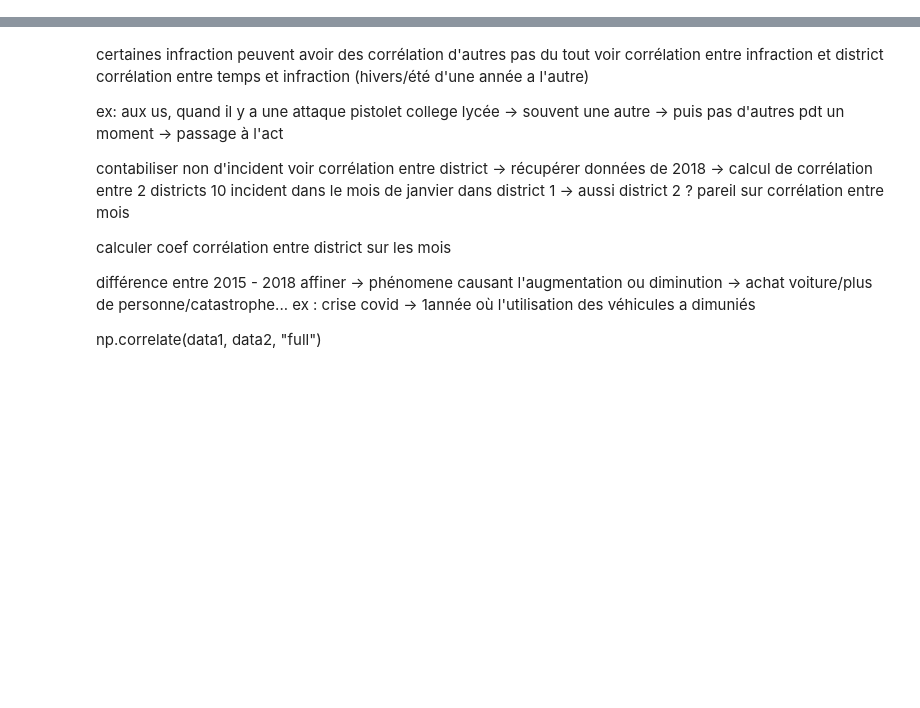
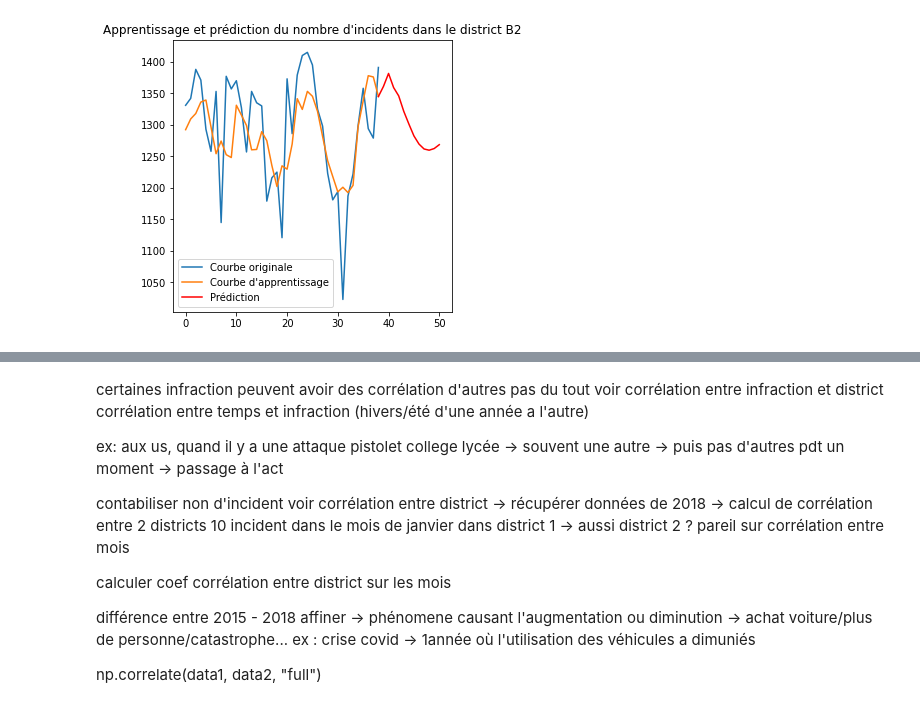
Before and after one commit to koeberlc/data731-projet, a Jupyter notebook: data731-analyse.ipynb, the cells around one changed output, grey strips where cells are left out. Cells and saved outputs as stored; diff of their text form; code cells hidden in the pictures; blank space fills up the shorter version.

```diff
--- a/data731-analyse.ipynb
+++ b/data731-analyse.ipynb
@@ -285,0 +363,43 @@ print(crime_c11_month)
+# %%
+# Graph des inc# Correlation B2
+
+fig = plt.figure(figsize = (40,20))
+fig.patch.set_facecolor('xkcd:white')
+cpt = 0
+for i in range(4):
+    for j in range(i,4):
+        cpt += 1
+        corr = np.correlate(crime_b2_month[i], crime_b2_month[j], mode="full")
+        ax = plt.subplot(2,5,cpt)
+        plt.plot(corr)
+        ax = plt.title("Corrélation entre b2 année : " + str(2015 + i) + " et année : " + str(2015 + j))
+
+plt.show()
+# %%
+from statsmodels.tsa.arima.model import ARIMA
+b2_all_month = []
+
+fig = plt.figure(figsize = (5,5))
+fig.patch.set_facecolor('xkcd:white')
+
+for i in range(4):
+    for v in crime_b2_month[i]:
+        if (v > 800): #Permet de ne pas prendre les mois non finis/non renseignés
+            b2_all_month.append(v)
+
+
+df = pd.DataFrame(b2_all_month)
+model = ARIMA(df, order=(3, 0, 1))# AR
+model_fit = model.fit()
+
+fig = model_fit.predict(start=0, end=50)
+#print(fig)
+plt.plot(b2_all_month)
+plt.plot(fig[0:len(b2_all_month)])
+plt.plot(fig[len(b2_all_month)-1:], 'r')
+
+plt.title("Apprentissage et prédiction du nombre d'incidents dans le district B2")
+plt.legend(["Courbe originale", "Courbe d'apprentissage", "Prédiction"])
+plt.show()
+# %% [output]
+[figure, added]
```
Also changed, not shown: parts of 17 cells of this notebook.
